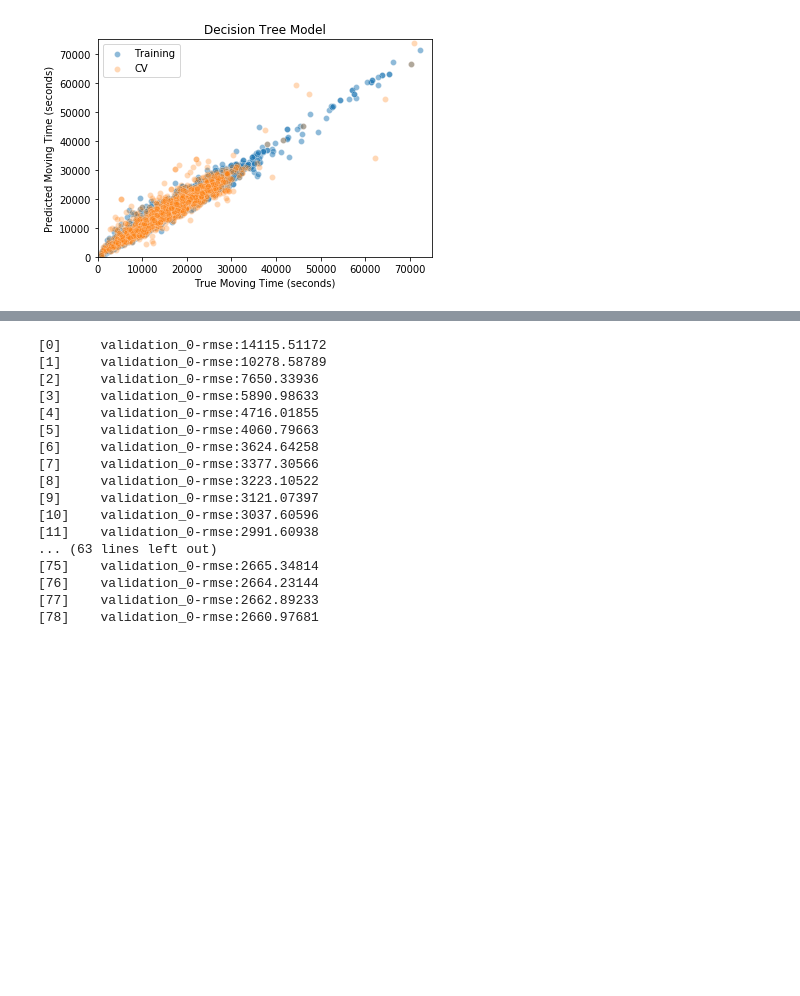
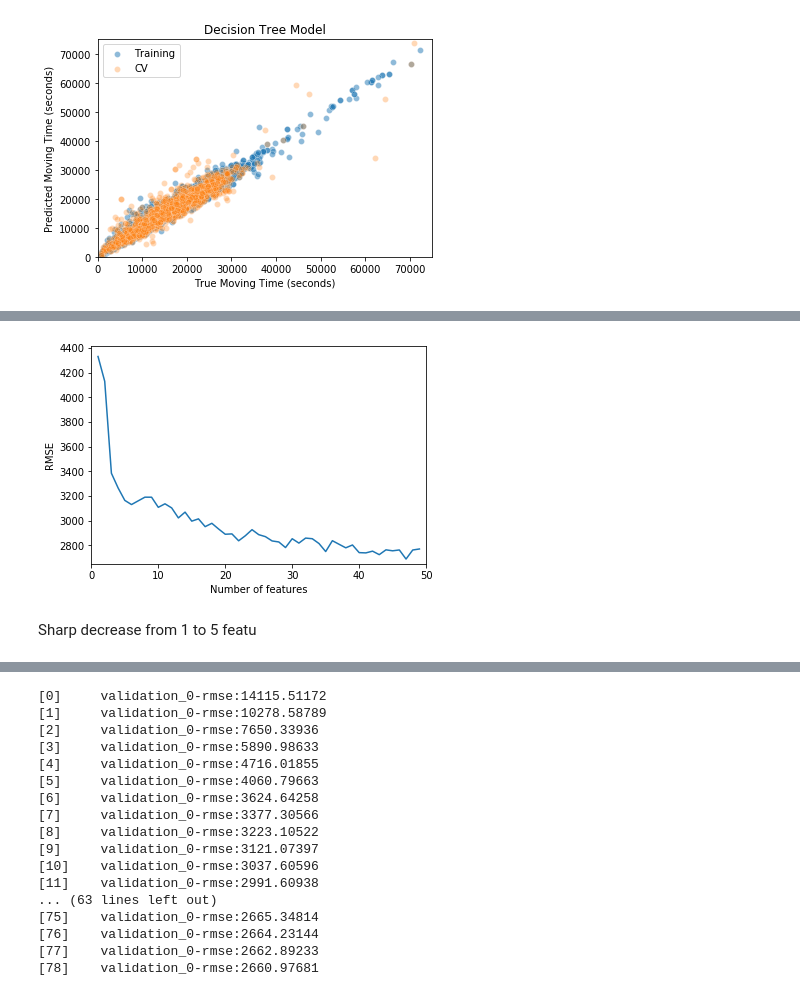
Before and after one commit to EmmaKLofthouse/hiking-trails, a Jupyter notebook: predict_time.ipynb, the cells around one changed output, grey strips where cells are left out. Saved outputs shown, nothing was run; the diff lists cells and outputs as text; code cells hidden in the pictures; blank space fills up the shorter version.

```diff
--- a/predict_time.ipynb
+++ b/predict_time.ipynb
@@ -578,0 +627,28 @@ Again, there's been some progress compared to the initial two models, but the er
+# %%
+n_features = np.arange(1,50,1)
+best_rmse_by_n = []
+for n in n_features:
+    # Get the feature name and importance score for the top n features
+
+    top_indices = np.argsort(model_XGB.feature_importances_)[::-1][:n]
+    top_features = X_scaled.columns[top_indices]
+    X_top_features = X_scaled[top_features]
+
+    ### Rerun using only n the most important features
+    model_test_n = XGBRegressor(random_state = RANDOM_STATE)
+    model_test_n.fit(X_top_features,Y_train, eval_set = [(X_cv_scaled[top_features],Y_cv)],
+                  early_stopping_rounds = 10, verbose=False)
+
+    #get the best rmse direct from the model rather than calculating it ourselves
+    best_rmse = np.min(model_test_n.evals_result()['validation_0']['rmse'])
+    best_rmse_by_n.append(best_rmse)
+# %%
+sns.lineplot(n_features,best_rmse_by_n)
+plt.xlim(0,50)
+plt.ylim(2650,)
+plt.xlabel("Number of features")
+plt.ylabel("RMSE");
+# %% [output]
+[figure, added]
+# %% [markdown]
+Sharp decrease from 1 to 5 featu
```
Also changed, not shown: parts of 12 cells of this notebook.
